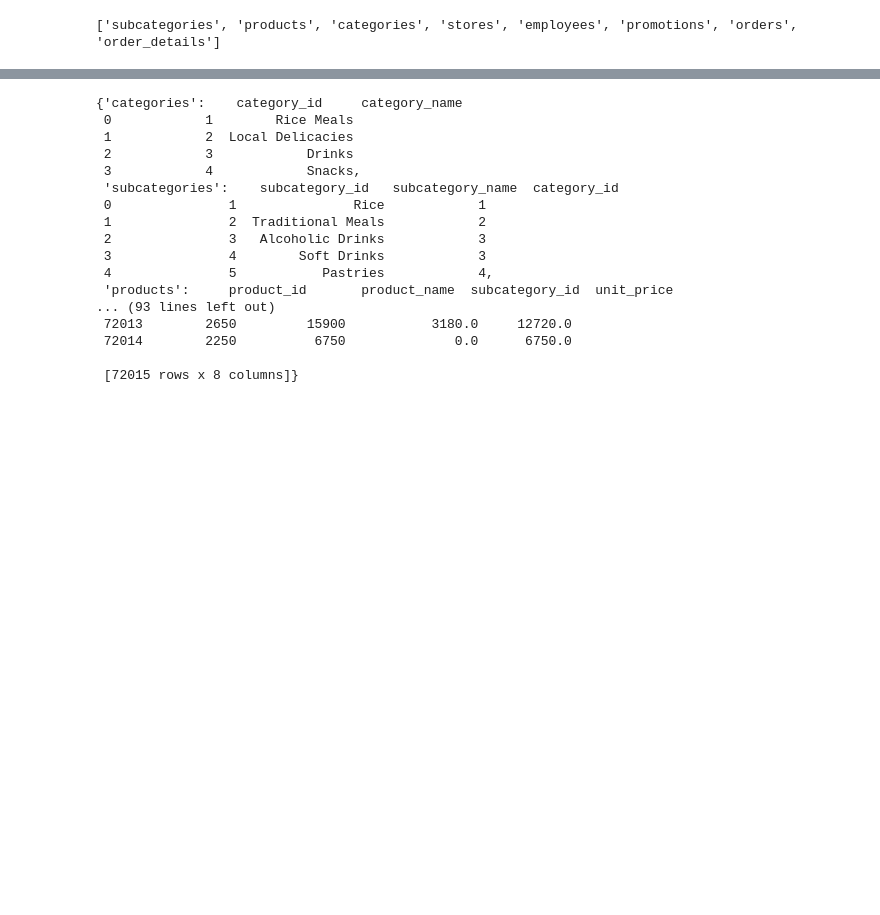
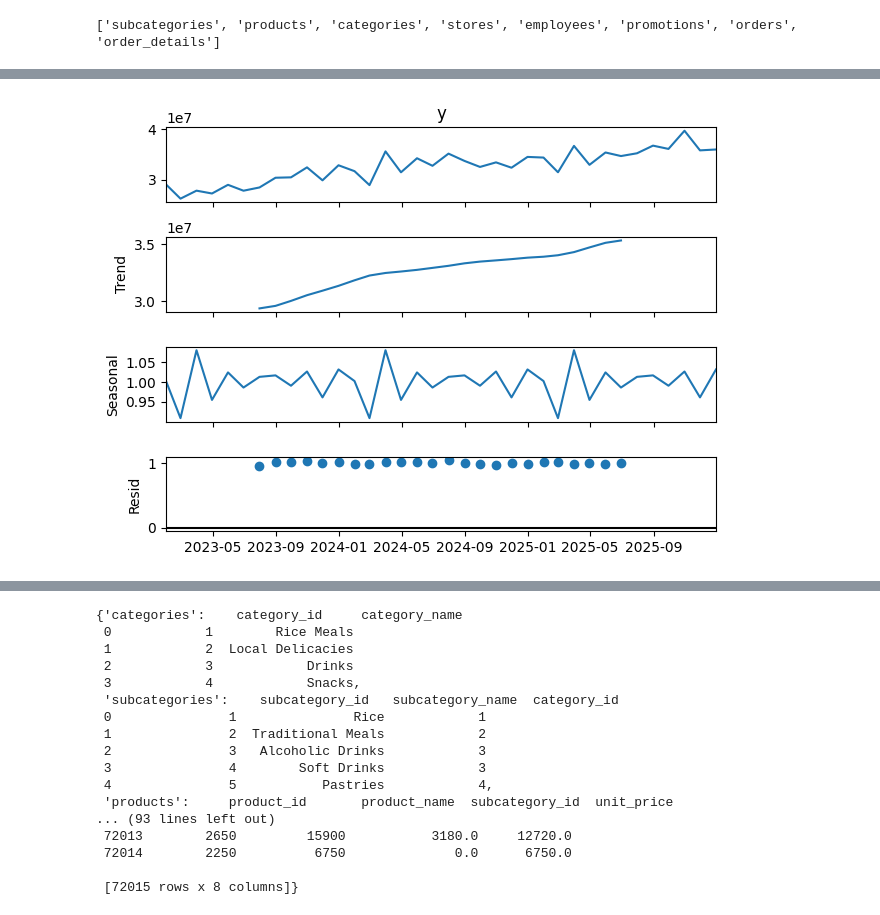
Before and after one commit to Leoklems00/Awka_Fast_Food_Project, a Jupyter notebook: rough.ipynb, the cells around one changed output, grey strips where cells are left out. Cells and saved outputs as stored; diff of their text form; code cells hidden in the pictures; blank space fills up the shorter version.

```diff
--- a/rough.ipynb
+++ b/rough.ipynb
@@ -95,0 +211,5 @@ print(list(tables.keys()))
+# %%
+fig = decomp.plot()
+plt.show()
+# %% [output]
+[figure, added]
```
Also changed, not shown: parts of 32 cells of this notebook, 4 other files.
